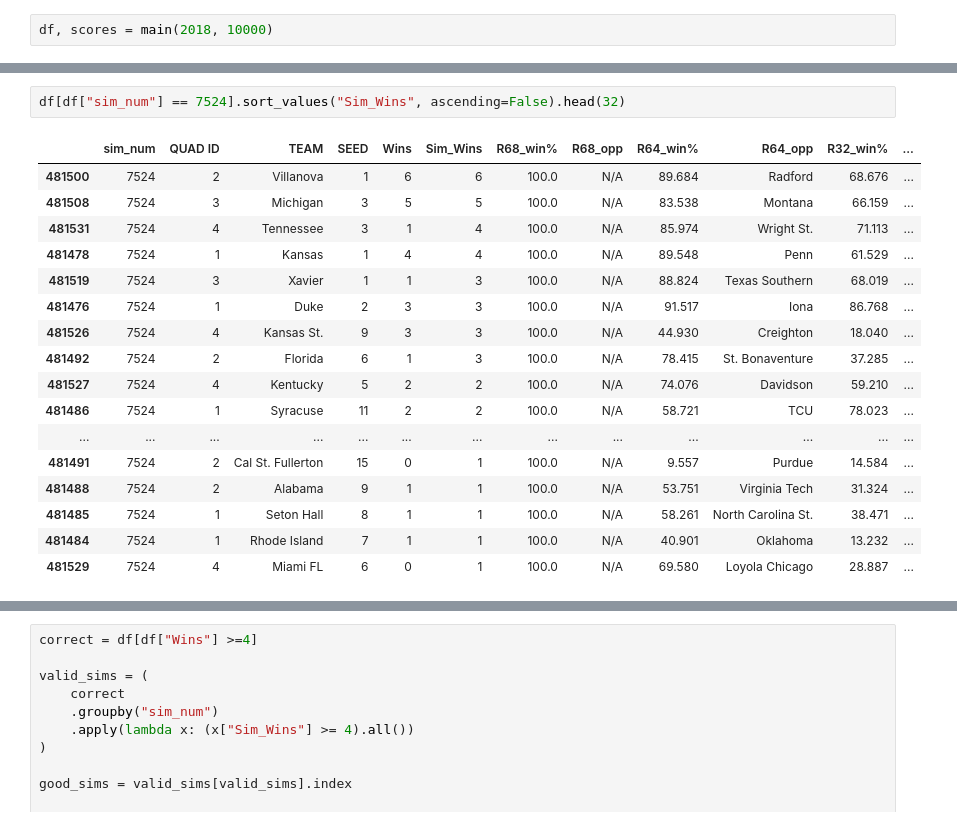
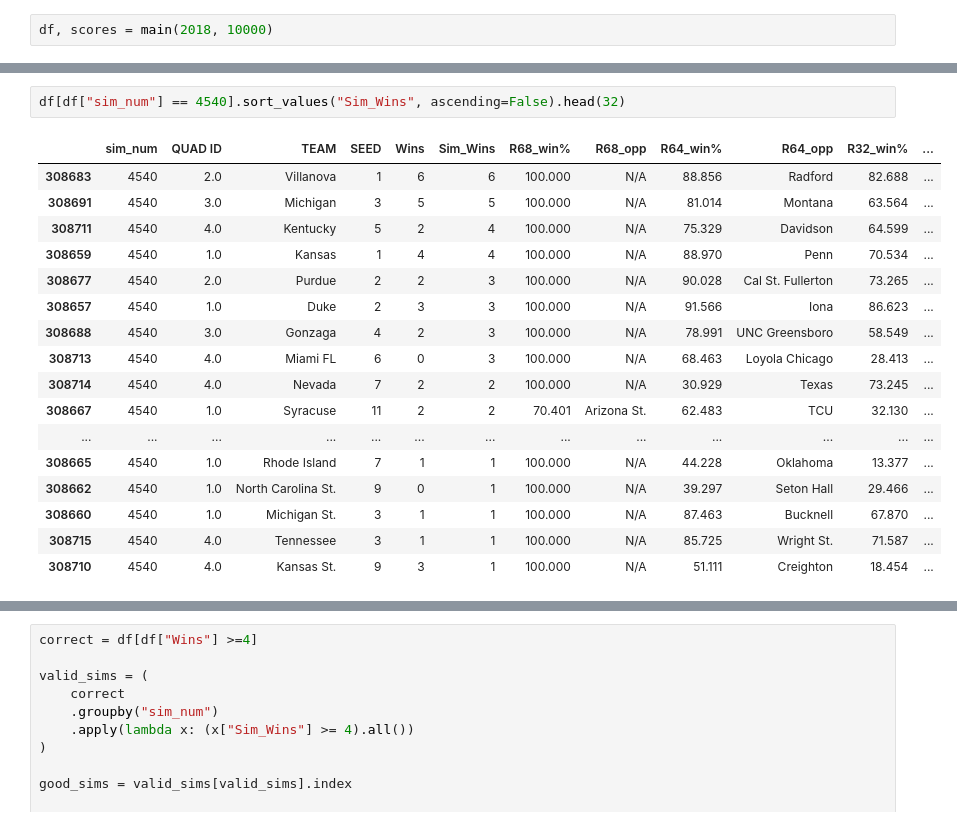
Before and after one commit to willfriel1028/MarchMadness_Analytics_Report, a Jupyter notebook: bracket_sims/sims/2018_10000sims0.ipynb, the cells around one changed output, grey strips where cells are left out. Saved outputs shown, nothing was run; the diff lists cells and outputs as text.

```diff
--- a/bracket_sims/sims/2018_10000sims0.ipynb
+++ b/bracket_sims/sims/2018_10000sims0.ipynb
@@ -778,23 +778,23 @@ df.sort_values("Outcome_%", ascending=True).head(25)
 # %%
-df[df["sim_num"] == 7524].sort_values("Sim_Wins", ascending=False).head(32)
+df[df["sim_num"] == 4540].sort_values("Sim_Wins", ascending=False).head(32)
 # %% [output]
 |  | sim_num | QUAD ID | TEAM | SEED | Wins | Sim_Wins | R68_win% | R68_opp | R64_win% | R64_opp | R32_win% | ... |
-| 481500 | 7524 | 2 | Villanova | 1 | 6 | 6 | 100.0 | N/A | 89.684 | Radford | 68.676 | ... |
-| 481508 | 7524 | 3 | Michigan | 3 | 5 | 5 | 100.0 | N/A | 83.538 | Montana | 66.159 | ... |
-| 481531 | 7524 | 4 | Tennessee | 3 | 1 | 4 | 100.0 | N/A | 85.974 | Wright St. | 71.113 | ... |
-| 481478 | 7524 | 1 | Kansas | 1 | 4 | 4 | 100.0 | N/A | 89.548 | Penn | 61.529 | ... |
-| 481519 | 7524 | 3 | Xavier | 1 | 1 | 3 | 100.0 | N/A | 88.824 | Texas Southern | 68.019 | ... |
-| 481476 | 7524 | 1 | Duke | 2 | 3 | 3 | 100.0 | N/A | 91.517 | Iona | 86.768 | ... |
-| 481526 | 7524 | 4 | Kansas St. | 9 | 3 | 3 | 100.0 | N/A | 44.930 | Creighton | 18.040 | ... |
-| 481492 | 7524 | 2 | Florida | 6 | 1 | 3 | 100.0 | N/A | 78.415 | St. Bonaventure | 37.285 | ... |
-| 481527 | 7524 | 4 | Kentucky | 5 | 2 | 2 | 100.0 | N/A | 74.076 | Davidson | 59.210 | ... |
-| 481486 | 7524 | 1 | Syracuse | 11 | 2 | 2 | 100.0 | N/A | 58.721 | TCU | 78.023 | ... |
+| 308683 | 4540 | 2.0 | Villanova | 1 | 6 | 6 | 100.000 | N/A | 88.856 | Radford | 82.688 | ... |
+| 308691 | 4540 | 3.0 | Michigan | 3 | 5 | 5 | 100.000 | N/A | 81.014 | Montana | 63.564 | ... |
+| 308711 | 4540 | 4.0 | Kentucky | 5 | 2 | 4 | 100.000 | N/A | 75.329 | Davidson | 64.599 | ... |
+| 308659 | 4540 | 1.0 | Kansas | 1 | 4 | 4 | 100.000 | N/A | 88.970 | Penn | 70.534 | ... |
+| 308677 | 4540 | 2.0 | Purdue | 2 | 2 | 3 | 100.000 | N/A | 90.028 | Cal St. Fullerton | 73.265 | ... |
+| 308657 | 4540 | 1.0 | Duke | 2 | 3 | 3 | 100.000 | N/A | 91.566 | Iona | 86.623 | ... |
+| 308688 | 4540 | 3.0 | Gonzaga | 4 | 2 | 3 | 100.000 | N/A | 78.991 | UNC Greensboro | 58.549 | ... |
+| 308713 | 4540 | 4.0 | Miami FL | 6 | 0 | 3 | 100.000 | N/A | 68.463 | Loyola Chicago | 28.413 | ... |
+| 308714 | 4540 | 4.0 | Nevada | 7 | 2 | 2 | 100.000 | N/A | 30.929 | Texas | 73.245 | ... |
+| 308667 | 4540 | 1.0 | Syracuse | 11 | 2 | 2 | 70.401 | Arizona St. | 62.483 | TCU | 32.130 | ... |
 | ... | ... | ... | ... | ... | ... | ... | ... | ... | ... | ... | ... | ... |
-| 481491 | 7524 | 2 | Cal St. Fullerton | 15 | 0 | 1 | 100.0 | N/A | 9.557 | Purdue | 14.584 | ... |
-| 481488 | 7524 | 2 | Alabama | 9 | 1 | 1 | 100.0 | N/A | 53.751 | Virginia Tech | 31.324 | ... |
-| 481485 | 7524 | 1 | Seton Hall | 8 | 1 | 1 | 100.0 | N/A | 58.261 | North Carolina St. | 38.471 | ... |
-| 481484 | 7524 | 1 | Rhode Island | 7 | 1 | 1 | 100.0 | N/A | 40.901 | Oklahoma | 13.232 | ... |
-| 481529 | 7524 | 4 | Miami FL | 6 | 0 | 1 | 100.0 | N/A | 69.580 | Loyola Chicago | 28.887 | ... |
+| 308665 | 4540 | 1.0 | Rhode Island | 7 | 1 | 1 | 100.000 | N/A | 44.228 | Oklahoma | 13.377 | ... |
+| 308662 | 4540 | 1.0 | North Carolina St. | 9 | 0 | 1 | 100.000 | N/A | 39.297 | Seton Hall | 29.466 | ... |
+| 308660 | 4540 | 1.0 | Michigan St. | 3 | 1 | 1 | 100.000 | N/A | 87.463 | Bucknell | 67.870 | ... |
+| 308715 | 4540 | 4.0 | Tennessee | 3 | 1 | 1 | 100.000 | N/A | 85.725 | Wright St. | 71.587 | ... |
+| 308710 | 4540 | 4.0 | Kansas St. | 9 | 3 | 1 | 100.000 | N/A | 51.111 | Creighton | 18.454 | ... |
 # %%
 correct = df[df["Wins"] >=5]
 
```
Also changed, not shown: parts of 12 cells of this notebook, 7 other files.
